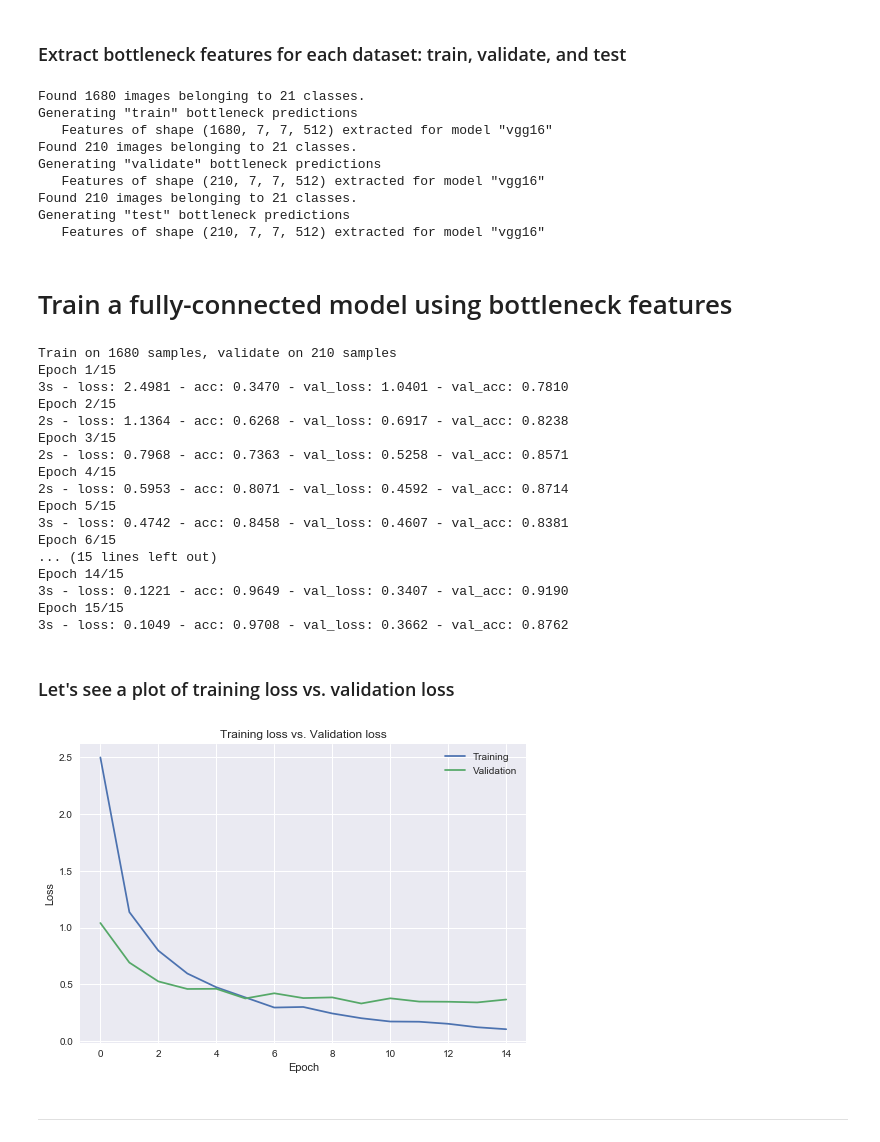
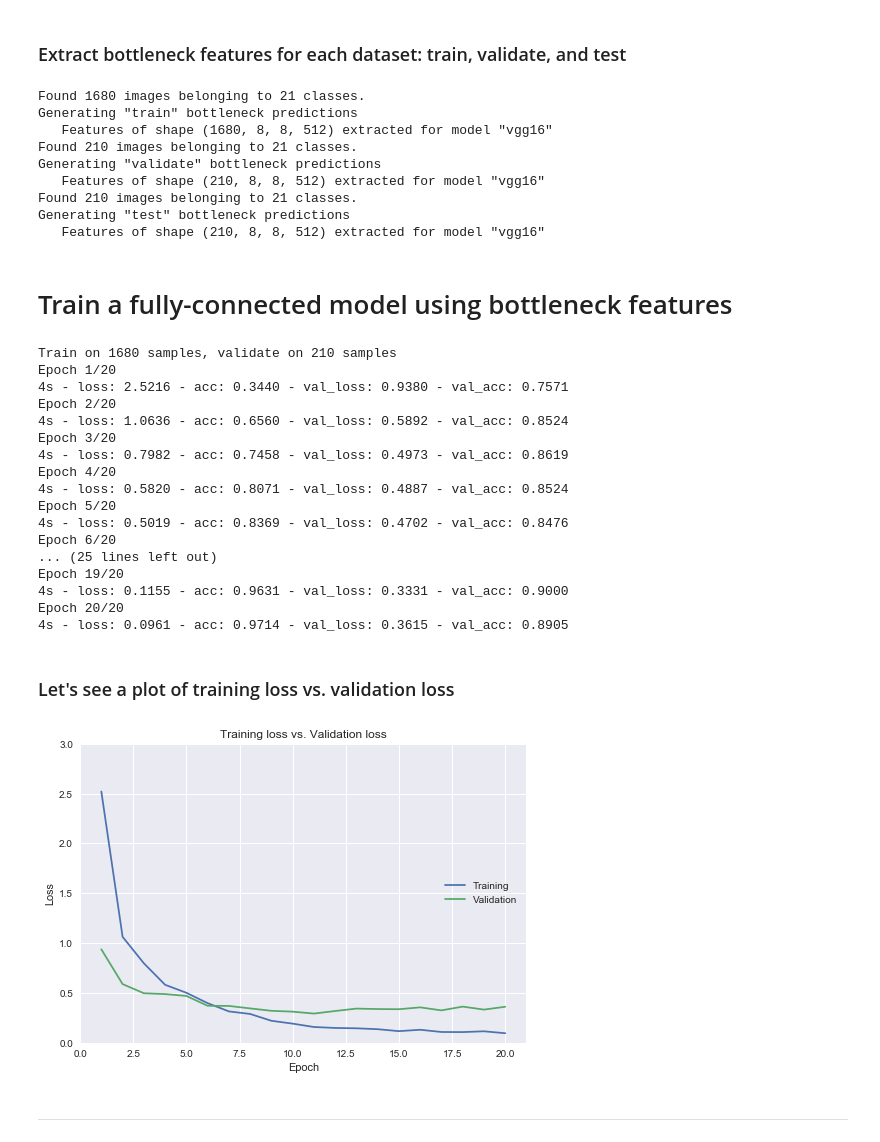
Before and after one commit to gregbehm/UC-Merced-Pretrained-CNN, a Jupyter notebook: Classifier.ipynb, the cells around one changed output. Drawn from its saved outputs; the diff is of its cells as text; code cells hidden in the pictures.

Commit message:
Removed image rescaling; fixed plot range

```diff
--- a/Classifier.ipynb
+++ b/Classifier.ipynb
@@ -134,7 +109,7 @@ image_size
 # %% [markdown]
 # Get training set bottleneck features from pretrained CNN
 # %%
-def extract_bottleneck_features(model, dataset, batch_size=64, image_size=(256, 256)):
+def extract_bottleneck_features(model, dataset, batch_size=64):
     """
     Extract botteleneck features for the input dataset (train/validate/test)
     by predicting on the convolutional portion only of a pretrained model.
@@ -151,16 +126,14 @@ def extract_bottleneck_features(model, dataset, batch_size=64, image_size=(256,
     image_data_gen = ImageDataGenerator(rescale=1.0/255)
     image_generator = image_data_gen.flow_from_directory(target_dirs[dataset],
                                                          batch_size=batch_size,
-                                                         target_size=image_size,
                                                          shuffle=False
                                                          )
 
     print(f'Generating "{dataset}" bottleneck predictions')
 
     image_count = 0
-    X_batches = []
-    Y_batches = []
-    for n, (X, Y) in enumerate(image_generator, start=1):
+    X_batches, Y_batches = [], []
+    for X, Y in image_generator:
         X_batches.append(model.predict_on_batch(X))
         Y_batches.append(Y)
         image_count += X.shape[0]
@@ -185,17 +158,17 @@ num_classes = len(class_names)
 X, Y = dict(), dict()
 for dataset in ['train', 'validate', 'test']:
     # Extract bottleneck features from pretrained model, predicting on images from "dataset" directory
-    X[dataset], Y[dataset] = extract_bottleneck_features(pretrained_model, dataset, image_size=image_size)
+    X[dataset], Y[dataset] = extract_bottleneck_features(pretrained_model, dataset)
 # %% [output]
 Found 1680 images belonging to 21 classes.
 Generating "train" bottleneck predictions
-   Features of shape (1680, 7, 7, 512) extracted for model "vgg16"
+   Features of shape (1680, 8, 8, 512) extracted for model "vgg16"
 Found 210 images belonging to 21 classes.
 Generating "validate" bottleneck predictions
-   Features of shape (210, 7, 7, 512) extracted for model "vgg16"
+   Features of shape (210, 8, 8, 512) extracted for model "vgg16"
 Found 210 images belonging to 21 classes.
 Generating "test" bottleneck predictions
-   Features of shape (210, 7, 7, 512) extracted for model "vgg16"
+   Features of shape (210, 8, 8, 512) extracted for model "vgg16"
 # %% [markdown]
 # Train a fully-connected model using bottleneck features
 # %%
@@ -216,40 +189,44 @@ model = build_fully_connected(input_shape=X['train'].shape[1:], num_classes=num_
 
 model.compile(optimizer='adam', loss='categorical_crossentropy', metrics=['accuracy'])
 
-model_fit_history = model.fit(X['train'], Y['train'], batch_size=64, epochs=15,
+model_fit_history = model.fit(X['train'], Y['train'], batch_size=64, epochs=20,
                               verbose=2, validation_data=(X['validate'], Y['validate'])
                              )
 # %% [output]
 Train on 1680 samples, validate on 210 samples
-Epoch 1/15
-3s - loss: 2.4981 - acc: 0.3470 - val_loss: 1.0401 - val_acc: 0.7810
-Epoch 2/15
-2s - loss: 1.1364 - acc: 0.6268 - val_loss: 0.6917 - val_acc: 0.8238
-Epoch 3/15
-2s - loss: 0.7968 - acc: 0.7363 - val_loss: 0.5258 - val_acc: 0.8571
-Epoch 4/15
-2s - loss: 0.5953 - acc: 0.8071 - val_loss: 0.4592 - val_acc: 0.8714
-Epoch 5/15
-3s - loss: 0.4742 - acc: 0.8458 - val_loss: 0.4607 - val_acc: 0.8381
-Epoch 6/15
-... (15 lines left out)
-Epoch 14/15
-3s - loss: 0.1221 - acc: 0.9649 - val_loss: 0.3407 - val_acc: 0.9190
-Epoch 15/15
-3s - loss: 0.1049 - acc: 0.9708 - val_loss: 0.3662 - val_acc: 0.8762
+Epoch 1/20
+4s - loss: 2.5216 - acc: 0.3440 - val_loss: 0.9380 - val_acc: 0.7571
+Epoch 2/20
+4s - loss: 1.0636 - acc: 0.6560 - val_loss: 0.5892 - val_acc: 0.8524
+Epoch 3/20
+4s - loss: 0.7982 - acc: 0.7458 - val_loss: 0.4973 - val_acc: 0.8619
+Epoch 4/20
+4s - loss: 0.5820 - acc: 0.8071 - val_loss: 0.4887 - val_acc: 0.8524
+Epoch 5/20
+4s - loss: 0.5019 - acc: 0.8369 - val_loss: 0.4702 - val_acc: 0.8476
+Epoch 6/20
+... (25 lines left out)
+Epoch 19/20
+4s - loss: 0.1155 - acc: 0.9631 - val_loss: 0.3331 - val_acc: 0.9000
+Epoch 20/20
+4s - loss: 0.0961 - acc: 0.9714 - val_loss: 0.3615 - val_acc: 0.8905
 # %% [markdown]
 ### Let's see a plot of training loss vs. validation loss
 # %%
 matplotlib.style.use('seaborn')
-plt.plot(model_fit_history.history['loss'])
-plt.plot(model_fit_history.history['val_loss'])
+epochs = len(model_fit_history.history['loss'])
+max_loss = max(max(model_fit_history.history['loss']), max(model_fit_history.history['val_loss']))
+plt.axis([0, epochs+1, 0, math.ceil(max_loss)])
+x = np.arange(1, epochs+1)
+plt.plot(x, model_fit_history.history['loss'])
+plt.plot(x, model_fit_history.history['val_loss'])
 plt.title('Training loss vs. Validation loss')
 plt.ylabel('Loss')
 plt.xlabel('Epoch')
-plt.legend(['Training', 'Validation'], loc='upper right')
+plt.legend(['Training', 'Validation'], loc='right')
 plt.show()
 # %% [output]
-[figure, old version]
+[figure, new version]
 # %% [markdown]
 <hr>
 # %% [markdown]
```
Also changed, not shown: parts of 9 cells of this notebook.
